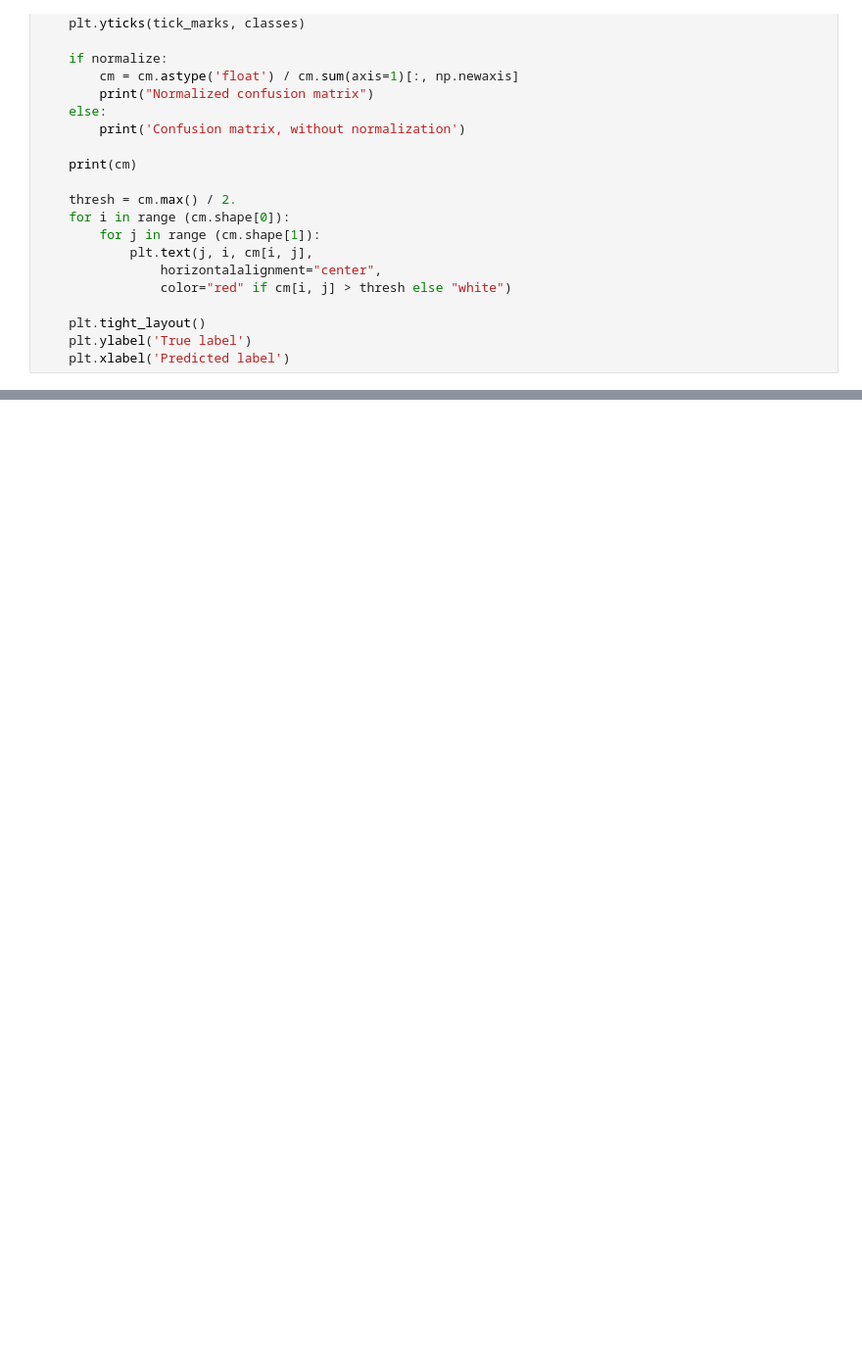
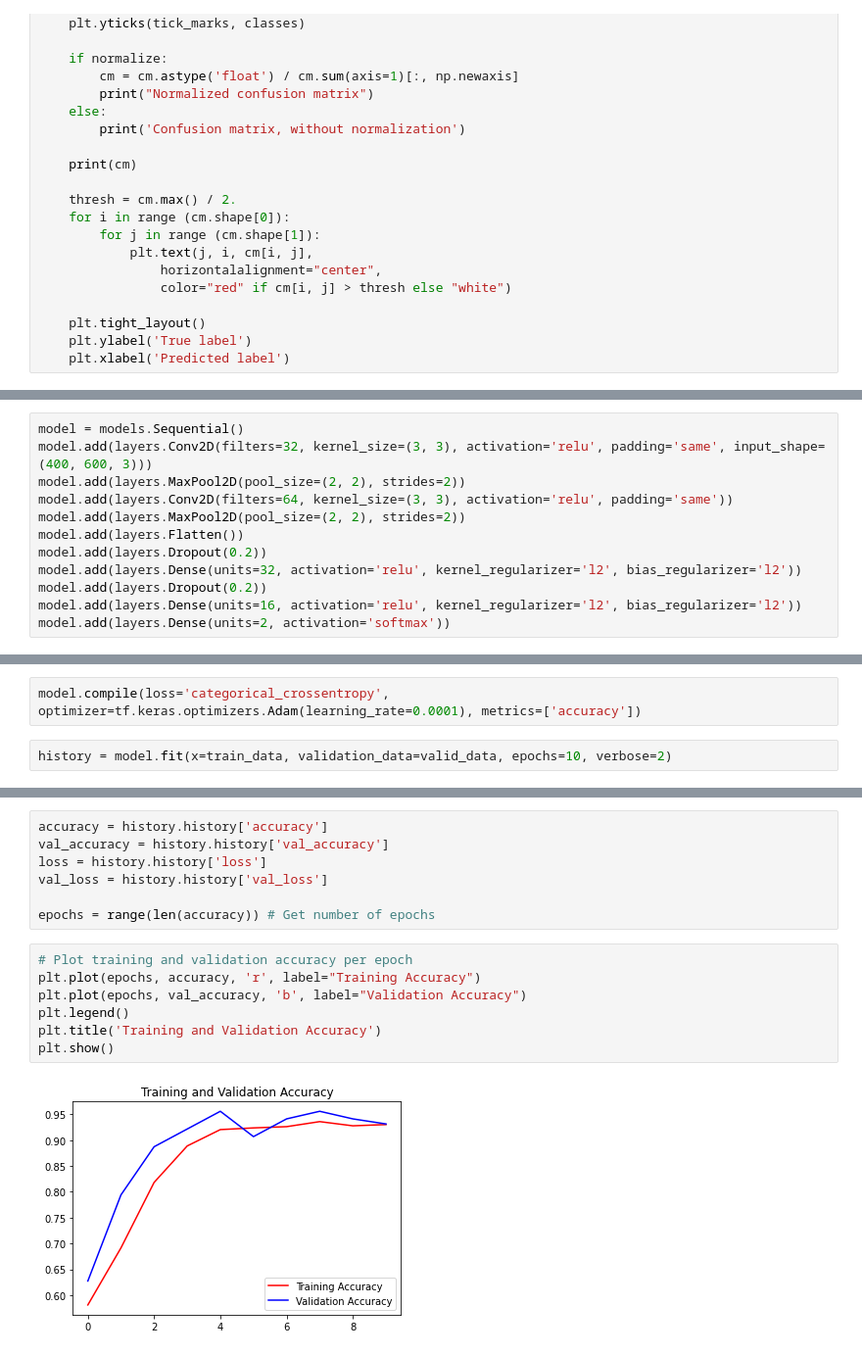
Before and after one commit to codewithpandey/driver-drowsiness-detection, a Jupyter notebook: base-model.ipynb, the cells around one changed output, grey strips where cells are left out. Shown at 98% size. Cells and saved outputs as stored; diff of their text form; blank space fills up the shorter version.

```diff
--- a/base-model.ipynb
+++ b/base-model.ipynb
@@ -184,0 +240,12 @@ Confusion matrix, without normalization
+# %%
+model = models.Sequential()
+model.add(layers.Conv2D(filters=32, kernel_size=(3, 3), activation='relu', padding='same', input_shape=(400, 600, 3)))
+model.add(layers.MaxPool2D(pool_size=(2, 2), strides=2))
+model.add(layers.Conv2D(filters=64, kernel_size=(3, 3), activation='relu', padding='same'))
+model.add(layers.MaxPool2D(pool_size=(2, 2), strides=2))
+model.add(layers.Flatten())
+model.add(layers.Dropout(0.2))
+model.add(layers.Dense(units=32, activation='relu', kernel_regularizer='l2', bias_regularizer='l2'))
+model.add(layers.Dropout(0.2))
+model.add(layers.Dense(units=16, activation='relu', kernel_regularizer='l2', bias_regularizer='l2'))
+model.add(layers.Dense(units=2, activation='softmax'))
@@ -184,0 +272,4 @@ Confusion matrix, without normalization
+# %%
+model.compile(loss='categorical_crossentropy', optimizer=tf.keras.optimizers.Adam(learning_rate=0.0001), metrics=['accuracy'])
+# %%
+history = model.fit(x=train_data, validation_data=valid_data, epochs=10, verbose=2)
@@ -184,0 +318,16 @@ Confusion matrix, without normalization
+# %%
+accuracy = history.history['accuracy']
+val_accuracy = history.history['val_accuracy']
+loss = history.history['loss']
+val_loss = history.history['val_loss']
+
+epochs = range(len(accuracy)) # Get number of epochs
+# %%
+# Plot training and validation accuracy per epoch
+plt.plot(epochs, accuracy, 'r', label="Training Accuracy")
+plt.plot(epochs, val_accuracy, 'b', label="Validation Accuracy")
+plt.legend()
+plt.title('Training and Validation Accuracy')
+plt.show()
+# %% [output]
+[figure, added]
```
Also changed, not shown: parts of 19 cells of this notebook.
